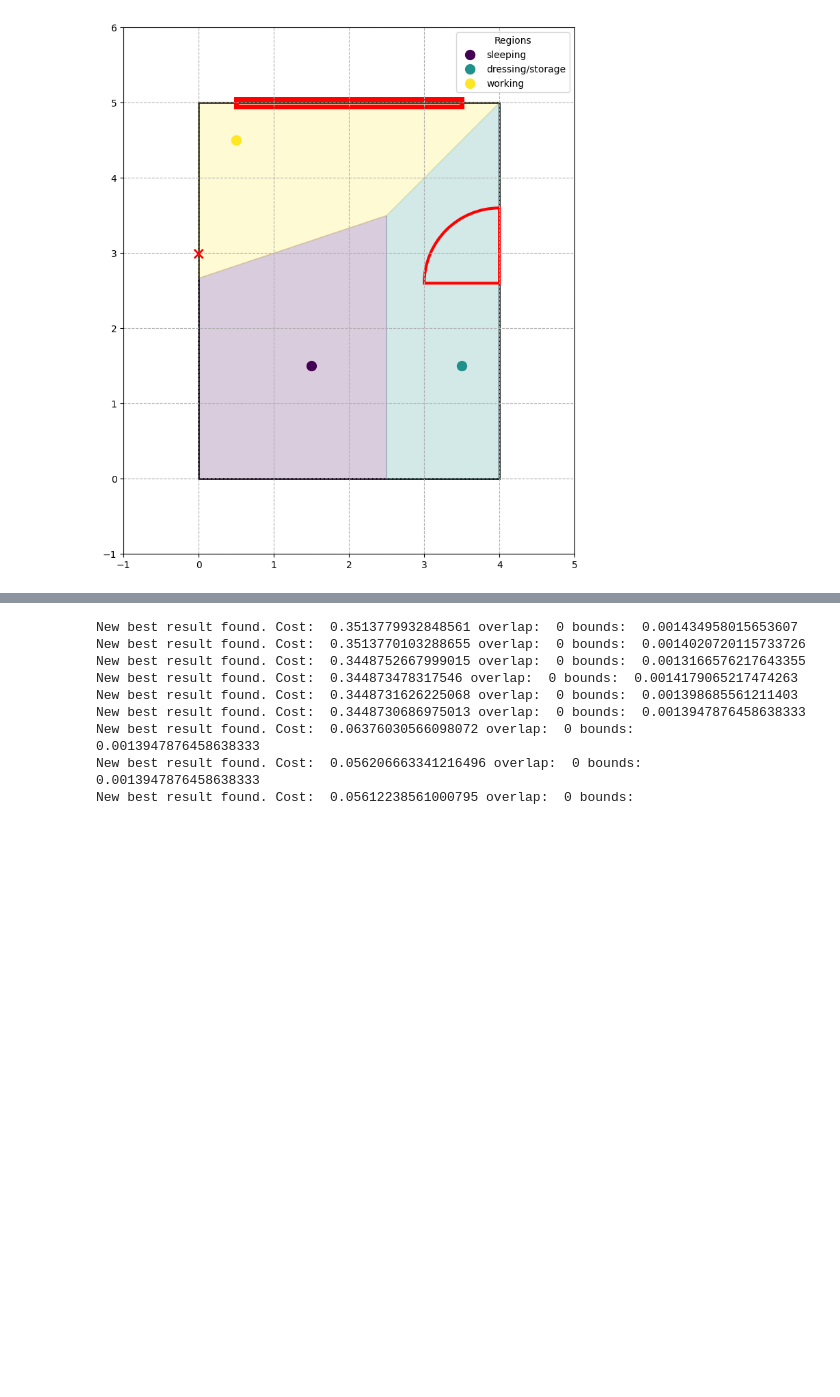
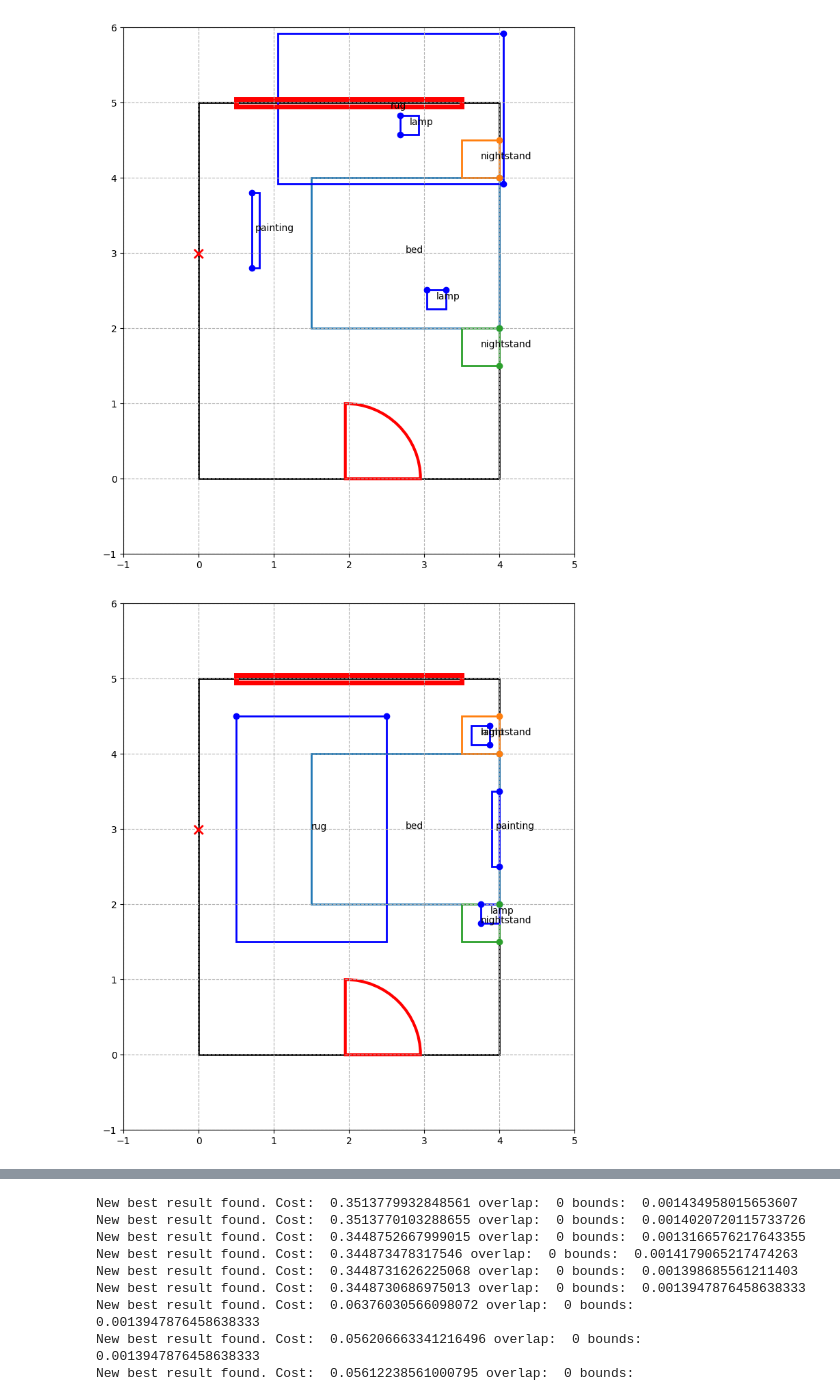
Before and after one commit to gabriellelittle1/MSc-Project, a Jupyter notebook: DSL/RC_debugging copy.ipynb, the cells around one changed output, grey strips where cells are left out. Saved outputs shown, nothing was run; the diff lists cells and outputs as text; code cells hidden in the pictures; blank space fills up the shorter version.

Commit message:
Tertiary Object Addition

```diff
--- a/DSL/RC_debugging copy.ipynb
+++ b/DSL/RC_debugging copy.ipynb
@@ -18,17 +19,75 @@ from Global import *
 # %%
 room = create_room(4, 5)
 create_fixed_object(room, 'window', 3, 0.1, 'north', position = 0.5)
-create_fixed_object(room, 'door', 1, 0.1, 'east', position = 0.65)
+create_fixed_object(room, 'door', 1, 0.1, 'south', position = 0.65)
 create_fixed_object(room, 'socket', 0.1, 0.05, 'west', position = 0.6)
 
 region_setup(room, 'sleeping', 0)
 region_setup(room, 'dressing/storage', 1)
 region_setup(room, 'working', 2)
 
 room.regions[0].x, room.regions[0].y = [1.5, 1.5]
 room.regions[1].x, room.regions[1].y = [3.5, 1.5]
 room.regions[2].x, room.regions[2].y = [0.5, 4.5]
 
-room.draw(draw_regions = True)
+room.moving_objects = [Object('bed', 2, 2.5, 'sleeping', 0, (2.75, 3, np.pi/2))]
+room.moving_objects += [Object('nightstand', 0.5, 0.5, 'sleeping', 1, (3.75, 4.25, np.pi/2))]
+room.moving_objects += [Object('nightstand', 0.5, 0.5, 'sleeping', 1, (3.75, 1.75, np.pi/2))]
+
+# room.moving_objects = [Object('bed', 2, 2.5, 'sleeping', 0, (2, 3.8, np.pi))]
+# room.moving_objects += [Object('nightstand', 0.5, 0.5, 'sleeping', 1, (0.75, 4.75, np.pi))]
+# room.moving_objects += [Object('nightstand', 0.5, 0.5, 'sleeping', 1, (3.25, 4.75, np.pi))]
+
+# room.moving_objects = [Object('bed', 2, 2.5, 'sleeping', 0, (1.25, 3, 3*np.pi/2))]
+# room.moving_objects += [Object('nightstand', 0.5, 0.5, 'sleeping', 1, (0.25, 1.75, 3*np.pi/2))]
+# room.moving_objects += [Object('nightstand', 0.5, 0.5, 'sleeping', 1, (0.25, 4.25, 3*np.pi/2))]
+
+create_tertiary_object(room, 'rug', 2, 3, 0, tertiary = 'floor')
+create_tertiary_object(room, 'painting', 1, 0.1, 1, tertiary = 'wall')
+create_tertiary_object(room, 'lamp', 0.25, 0.25, 2, tertiary = 'table')
+create_tertiary_object(room, 'lamp', 0.25, 0.25, 3, tertiary = 'table')
+
+room.draw()
+
+positions = np.zeros(3*len(room.tertiary_objects))
+def optimize(positions, room):
+    output = 0
+    output += rug_under_central_forward(positions, room, 0, 0)
+    output += t_valid(positions, room)
+    output += on_wall_near(positions, room, 1, 0)
+    output += on_top_central(positions, room, 2, 1)
+    output += on_top_corner(positions, room, 3, 2, 'tr')
+    return output
+
+options = {'maxiter': 500, 'ftol': 1e-10}
+res = minimize(optimize, positions, args = (room), method = 'SLSQP', options = options)
+room.tertiary_objects[0].position = res.x[:3]
+room.tertiary_objects[1].position = res.x[3:6]
+room.tertiary_objects[2].position = res.x[6:9]
+room.tertiary_objects[3].position = res.x[9:]
+
+
+room.draw()
+
+# positions = np.zeros(3*len(room.tertiary_objects))
+
+# for i in range(len(room.tertiary_objects)):
+#     positions[3*i: 3*i + 3] = room.tertiary_objects[i].position
+
+# def optimize2(positions, room):
+#     output = 0
+#     output += t_valid(positions, room, wall_weight = 1)
+
+#     return output
+
+# options = {'maxiter': 500, 'ftol': 1e-10}
+# res = minimize(optimize2, positions, args = (room), method = 'SLSQP', options = options)
+# print(res)
+# for i in range(len(room.tertiary_objects)):
+#     if room.tertiary_objects[i].tertiary == 'wall':
+#         room.tertiary_objects[i].position = res.x[3*i: 3*i + 3]
+
+# room.draw()
 # %% [output]
-[figure, old version]
+[figure, new version]
+[figure, added]
```
Also changed, not shown: parts of 8 cells of this notebook, 11 other files.
